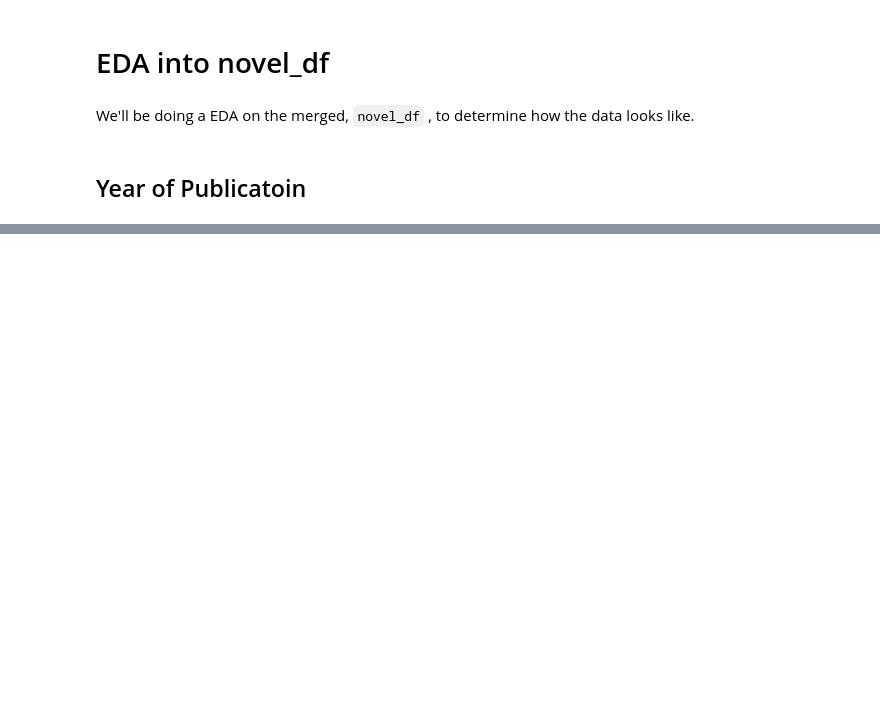
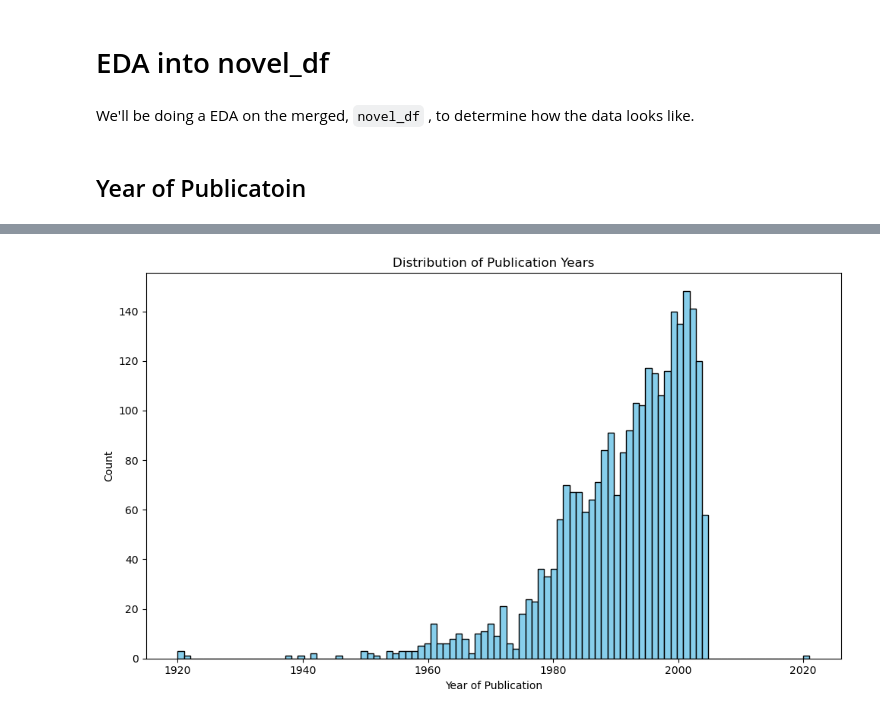
Before and after one commit to CSergiy/StoryDigest, a Jupyter notebook: EDA_Visuals.ipynb, the cells around one changed output, grey strips where cells are left out. Drawn from its saved outputs; the diff is of its cells as text; code cells hidden in the pictures; blank space fills up the shorter version.

```diff
--- a/EDA_Visuals.ipynb
+++ b/EDA_Visuals.ipynb
@@ -136,0 +176,11 @@ We'll be doing a EDA on the merged, `novel_df` , to determine how the data looks
+# %%
+# Plotting
+plt.figure(figsize=(10, 6))  # Set the figure size for better readability
+plt.hist(novel_df['Year-Of-Publication'], bins=100, color='skyblue', edgecolor='black')
+plt.title('Distribution of Publication Years')
+plt.xlabel('Year of Publication')
+plt.ylabel('Count')
+plt.tight_layout()  # Adjust the layout to make room for the plot labels
+plt.show()
+# %% [output]
+[figure, added]
```
Also changed, not shown: parts of 10 cells of this notebook.
